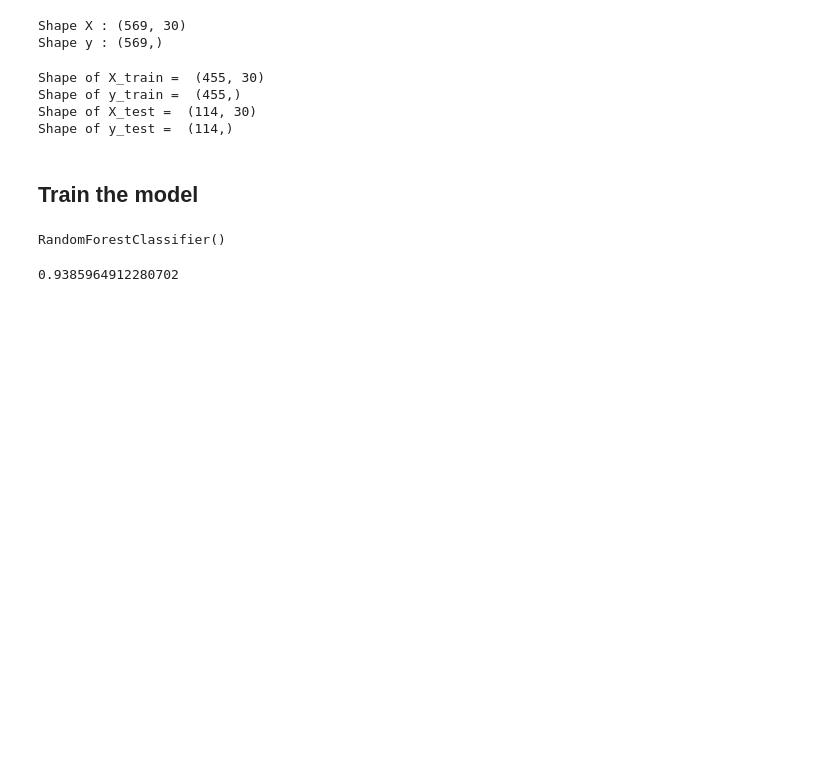
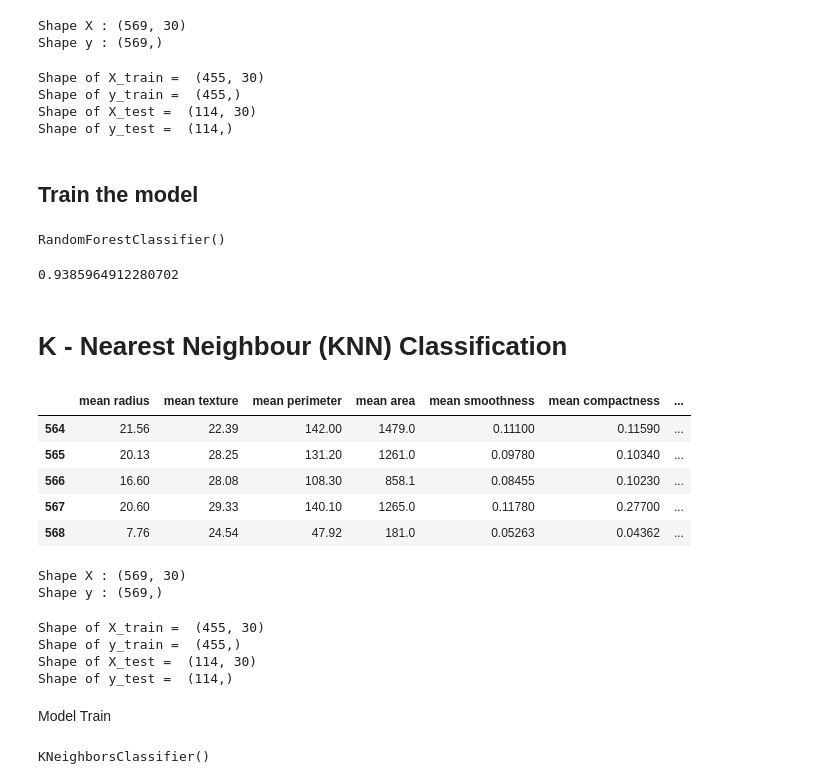
Before and after one commit to AkashSalmuthe/Python-Noteboks, a Jupyter notebook: Decision_Tree.ipynb, the cells around one changed output. Drawn from its saved outputs; the diff is of its cells as text; code cells hidden in the pictures; blank space fills up the shorter version.

```diff
--- a/Decision_Tree.ipynb
+++ b/Decision_Tree.ipynb
@@ -135,3 +135,37 @@ RandomForestClassifier()
 rf_clf.score(X_test,y_test)
 # %% [output]
 0.9385964912280702
+# %% [markdown]
+# **K - Nearest Neighbour (KNN) Classification**
+# %%
+df.tail()
+# %% [output]
+|  | mean radius | mean texture | mean perimeter | mean area | mean smoothness | mean compactness | ... |
+| 564 | 21.56 | 22.39 | 142.00 | 1479.0 | 0.11100 | 0.11590 | ... |
+| 565 | 20.13 | 28.25 | 131.20 | 1261.0 | 0.09780 | 0.10340 | ... |
+| 566 | 16.60 | 28.08 | 108.30 | 858.1 | 0.08455 | 0.10230 | ... |
+| 567 | 20.60 | 29.33 | 140.10 | 1265.0 | 0.11780 | 0.27700 | ... |
+| 568 | 7.76 | 24.54 | 47.92 | 181.0 | 0.05263 | 0.04362 | ... |
+# %%
+X = df.iloc[:,0:-1]
+y = df.iloc[:,-1]
+
+print('Shape X :',X.shape)
+print('Shape y :',y.shape)
+# %% [output]
+Shape X : (569, 30)
+Shape y : (569,)
+# %%
+X_train, X_test, y_train, y_test = train_test_split(X, y, test_size=0.2, random_state=2020)
+
+print('Shape of X_train = ', X_train.shape)
+print('Shape of y_train = ', y_train.shape)
+print('Shape of X_test = ', X_test.shape)
+print('Shape of y_test = ', y_test.shape)
+# %% [output]
+Shape of X_train =  (455, 30)
+Shape of y_train =  (455,)
+Shape of X_test =  (114, 30)
+Shape of y_test =  (114,)
+# %% [markdown]
+Model Train
@@ -137,0 +174,5 @@ rf_clf.score(X_test,y_test)
+# %%
+knn_clf = KNeighborsClassifier(n_neighbors=5)
+knn_clf.fit(X_train,y_train)
+# %% [output]
+KNeighborsClassifier()
```
Also changed, not shown: parts of 13 cells of this notebook.
